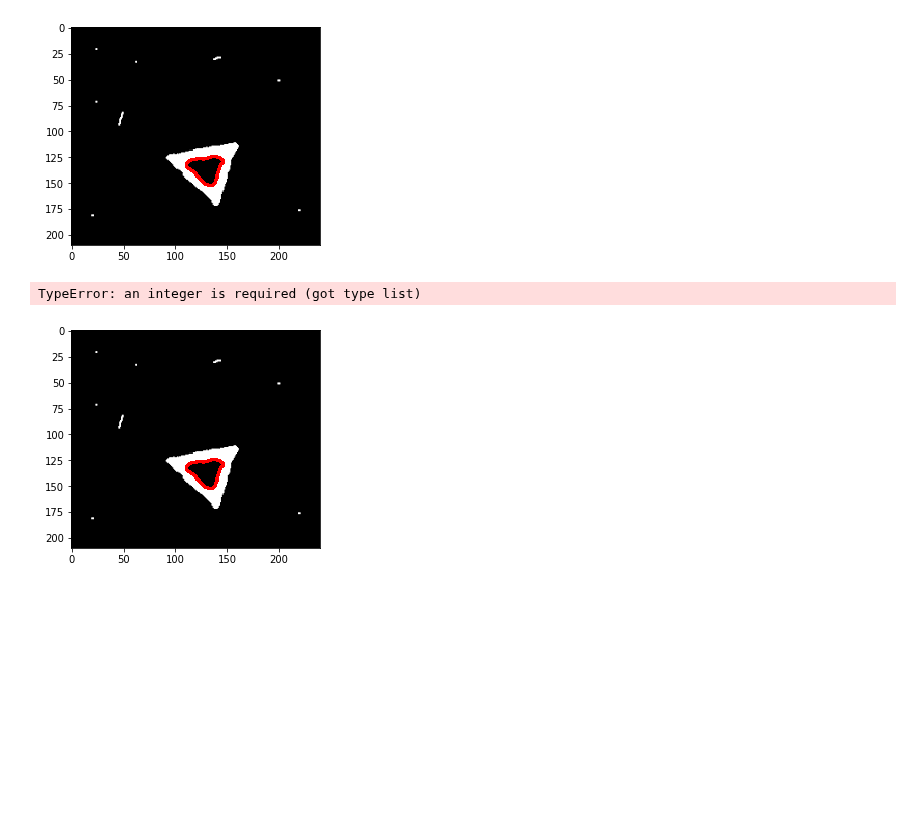
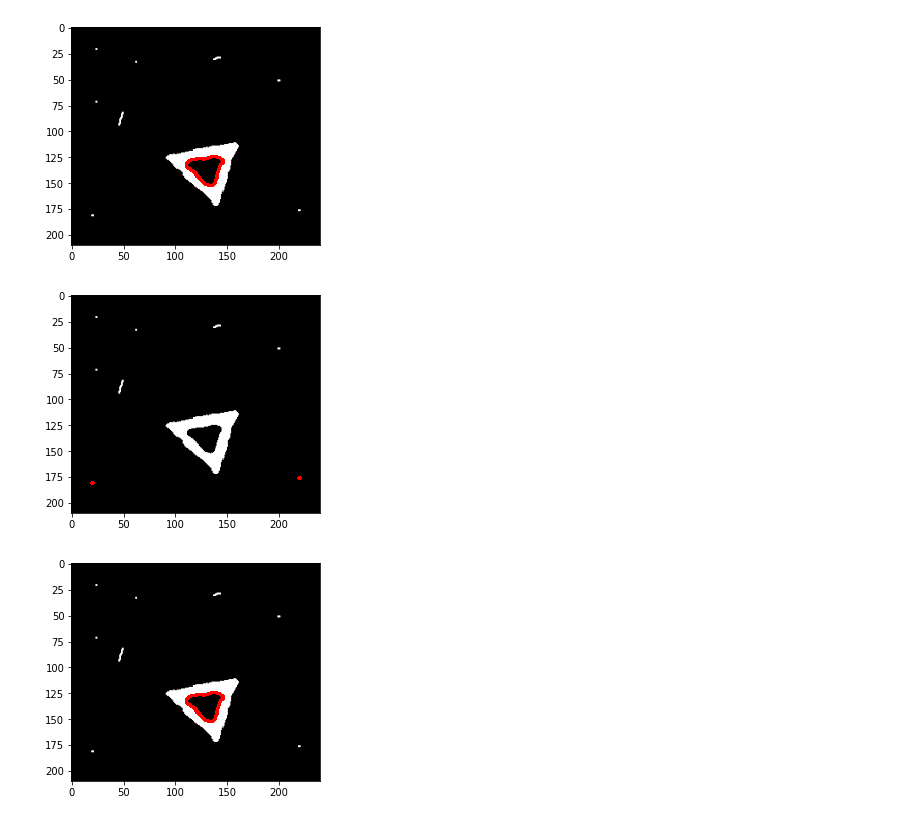
Before and after one commit to IamMohitM/OpenCV-Learning, a Jupyter notebook: Contours.ipynb, the cells around one changed output. Drawn from its saved outputs; the diff is of its cells as text; code cells hidden in the pictures; blank space fills up the shorter version.

Commit message:
added operations for multiple contours

```diff
--- a/Contours.ipynb
+++ b/Contours.ipynb
@@ -39,10 +39,10 @@ plt.imshow(img_copy);
 [figure]
 # %%
 img_copy = img.copy()
-cv2.drawContours(img_copy, contours, [0, 1, 2, 3], (255, 0, 0), 2) #Draws fourth contour
+cv2.drawContours(img_copy, [contours[0], contours[1]], -1, (255, 0, 0), 2) #Draws fourth contour
 plt.imshow(img_copy);
 # %% [output]
-TypeError: an integer is required (got type list)
+[figure, added]
 # %%
 img_copy = img.copy()
 cnt = contours[3]
```
